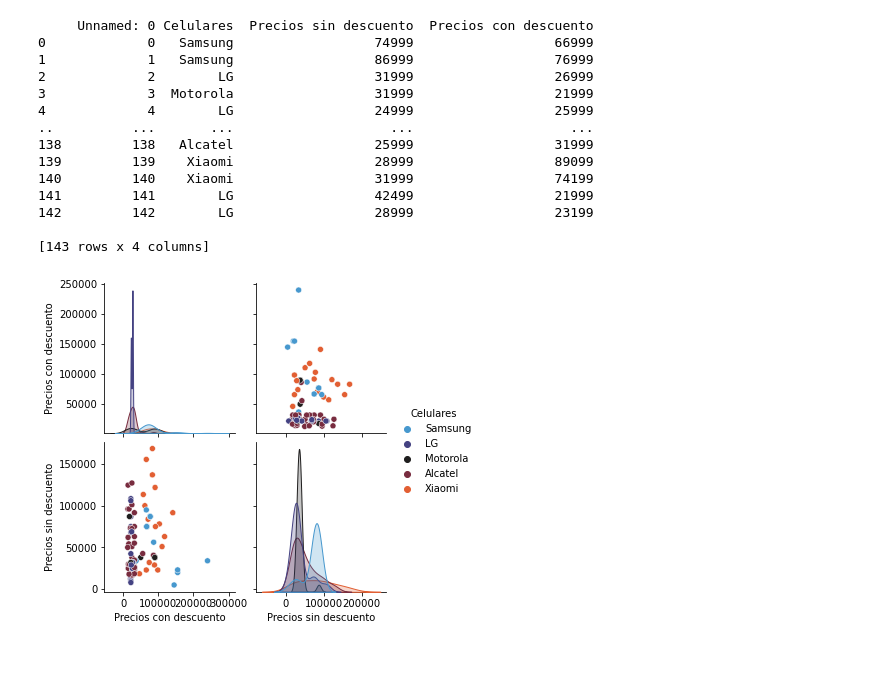
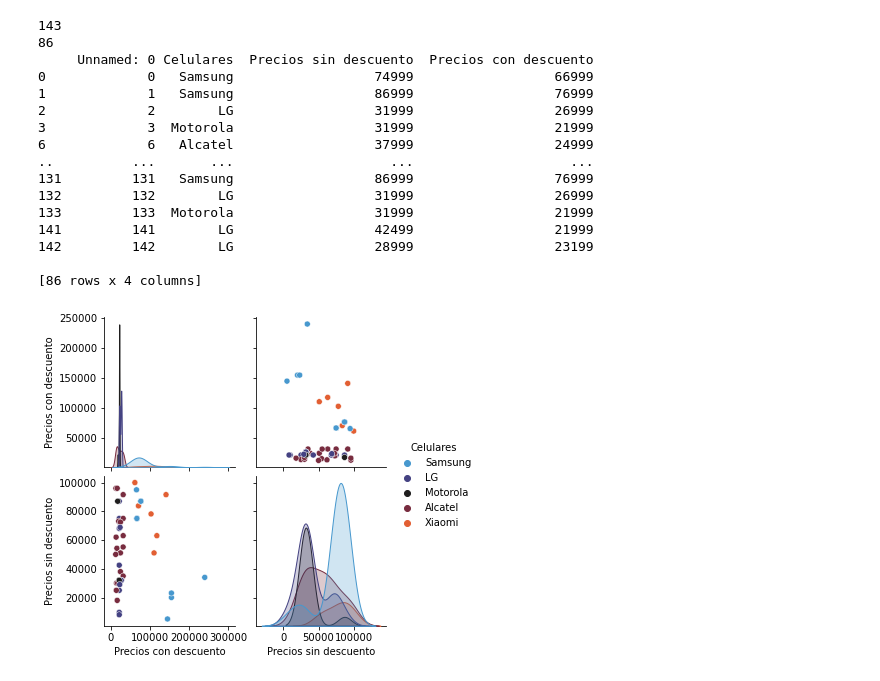
Before and after one commit to sofiaPalavecino/Sofia-Palavecino, a Jupyter notebook: 3009/notebooks/3009.ipynb, the cells around one changed output. Drawn from its saved outputs; the diff is of its cells as text; code cells hidden in the pictures.

```diff
--- a/3009/notebooks/3009.ipynb
+++ b/3009/notebooks/3009.ipynb
@@ -14,37 +14,41 @@ def convertirAMarca(valor):
     if "Samsung" in valor:
         valor="Samsung"
     elif "Motorola" in valor:
         valor="Motorola"
     elif "LG" in valor:
         valor="LG"
     elif "TLC" in valor:
         valor="TLC"
     elif "Xiaomi" in valor:
         valor="Xiaomi"
     else:
         valor="Alcatel"
     return valor
 df1 = pd.read_csv("preciosFravega.csv",sep=",",engine="python" )
-
+print(len(df1))
+df1=df1[df1["Precios sin descuento"]>df1["Precios con descuento"]]
+print(len(df1))
 df1["Precios sin descuento"]=df1["Precios sin descuento"].apply(arreglarPrecio)
 df1["Precios con descuento"]=df1["Precios con descuento"].apply(arreglarPrecio)
 df1["Celulares"]=df1["Celulares"].apply(convertirAMarca)
 print(df1)
 df1 = df1[["Precios con descuento","Precios sin descuento","Celulares"]]
 grafico = sns.pairplot(df1,hue="Celulares",palette="icefire")
 # %% [output]
+143
+86
      Unnamed: 0 Celulares  Precios sin descuento  Precios con descuento
 0             0   Samsung                  74999                  66999
 1             1   Samsung                  86999                  76999
 2             2        LG                  31999                  26999
 3             3  Motorola                  31999                  21999
-4             4        LG                  24999                  25999
+6             6   Alcatel                  37999                  24999
 ..          ...       ...                    ...                    ...
-138         138   Alcatel                  25999                  31999
-139         139    Xiaomi                  28999                  89099
-140         140    Xiaomi                  31999                  74199
+131         131   Samsung                  86999                  76999
+132         132        LG                  31999                  26999
+133         133  Motorola                  31999                  21999
 141         141        LG                  42499                  21999
 142         142        LG                  28999                  23199
 
-[143 rows x 4 columns]
+[86 rows x 4 columns]
-[figure, old version]
+[figure, new version]
```
Also changed, not shown: parts of 1 cell of this notebook.
